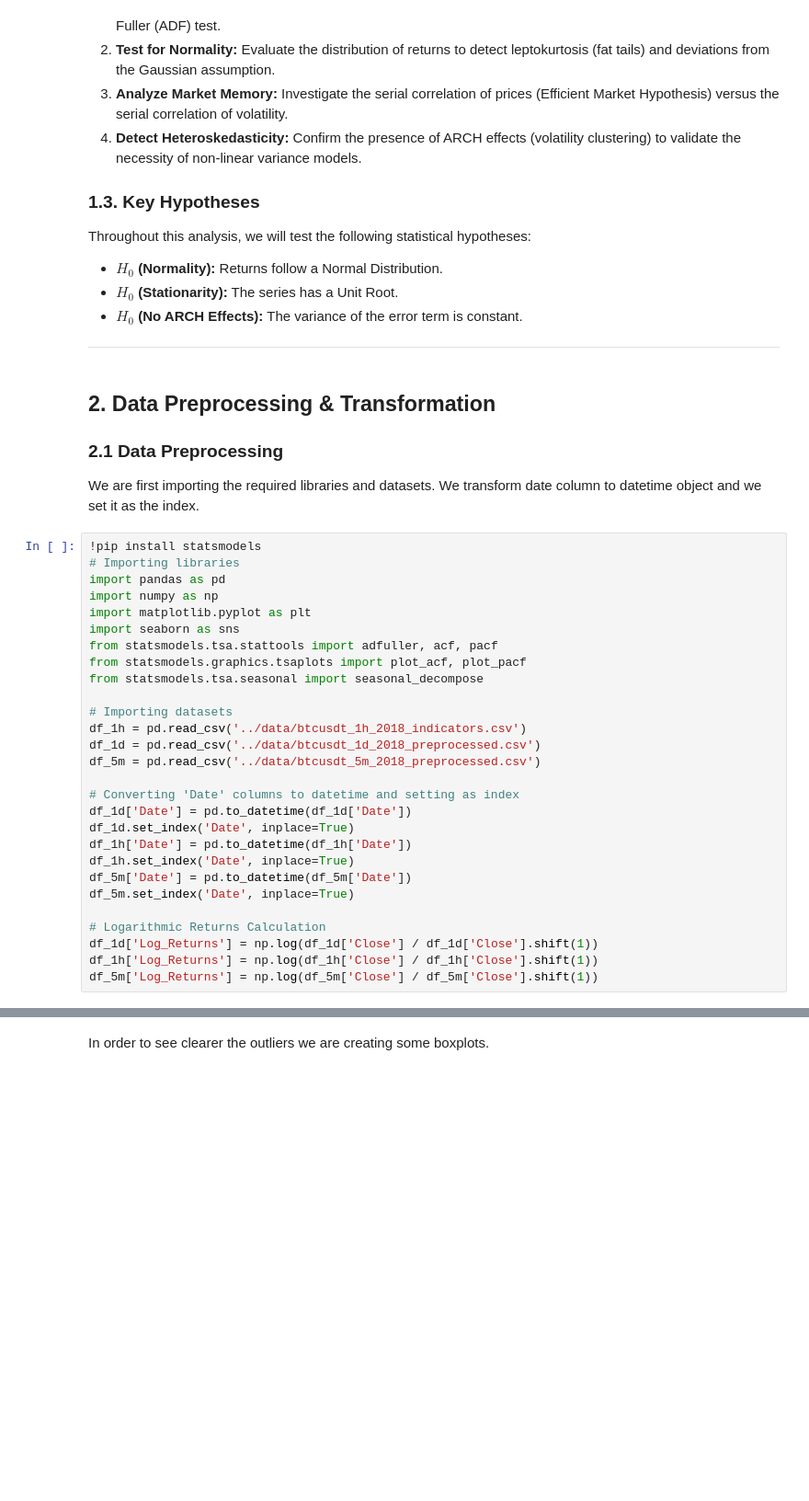
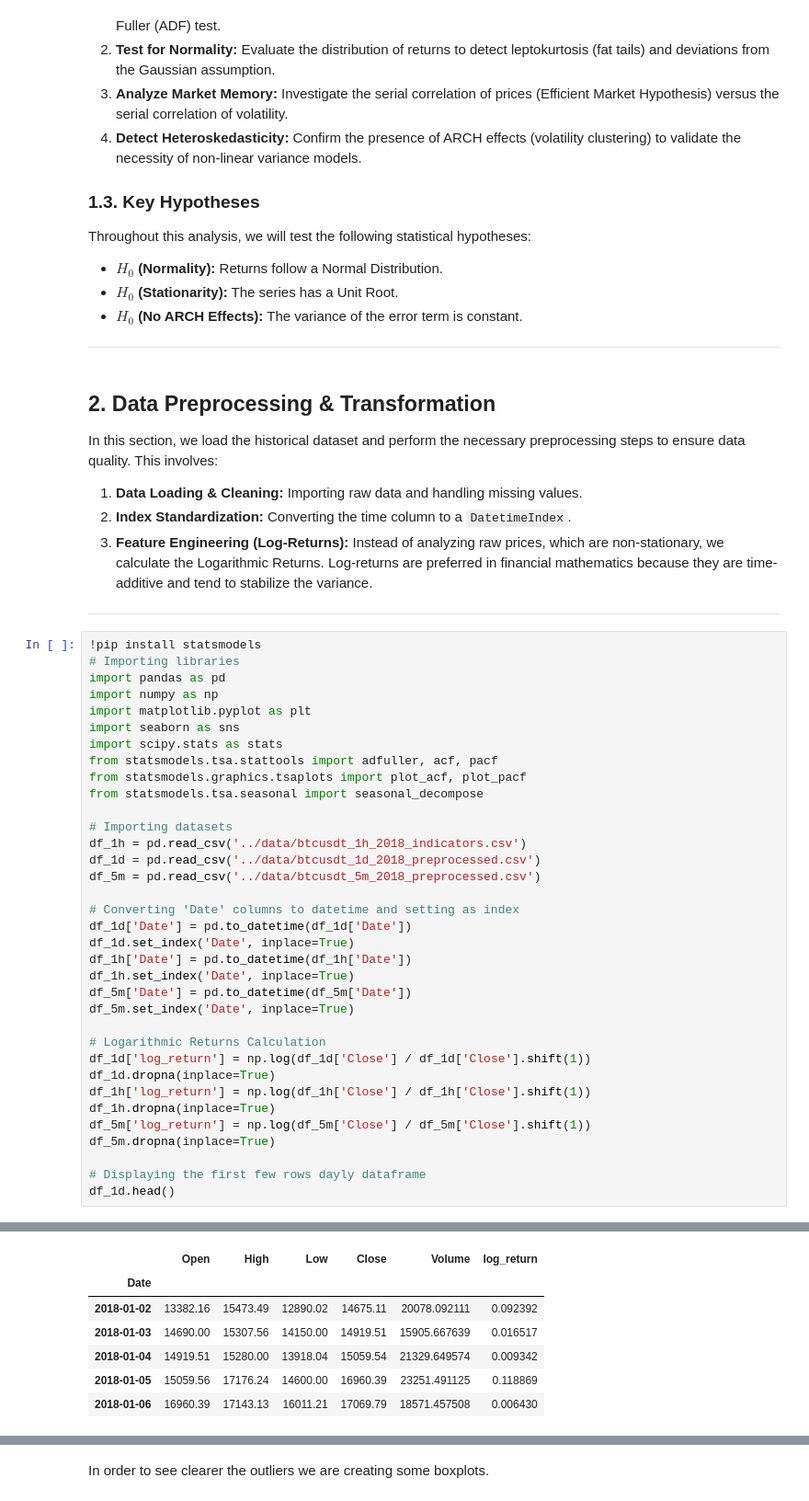
Before and after one commit to MartinCampillo-AT/Project-AT, a Jupyter notebook: notebooks/04_EDA_1.ipynb, the cells around one changed output, grey strips where cells are left out. Shown at 92% size. Saved outputs shown, nothing was run; the diff lists cells and outputs as text; blank space fills up the shorter version.

```diff
--- a/notebooks/04_EDA_1.ipynb
+++ b/notebooks/04_EDA_1.ipynb
@@ -76,9 +76,14 @@ Throughout this analysis, we will test the following statistical hypotheses:
 <a id="2"></a>
 ## 2. Data Preprocessing & Transformation
 
+In this section, we load the historical dataset and perform the necessary preprocessing steps to ensure data quality. This involves:
 
-### 2.1 Data Preprocessing
-We are first importing the required libraries and datasets. We transform date column to datetime object and we set it as the index.
+1.  **Data Loading & Cleaning:** Importing raw data and handling missing values.
+2.  **Index Standardization:** Converting the time column to a `DatetimeIndex`.
+3.  **Feature Engineering (Log-Returns):**
+    Instead of analyzing raw prices, which are non-stationary, we calculate the Logarithmic Returns. Log-returns are preferred in financial mathematics because they are time-additive and tend to stabilize the variance.
+
+---
 # %%
 !pip install statsmodels
 # Importing libraries
@@ -86,6 +91,7 @@ import pandas as pd
 import numpy as np
 import matplotlib.pyplot as plt
 import seaborn as sns
+import scipy.stats as stats
 from statsmodels.tsa.stattools import adfuller, acf, pacf
 from statsmodels.graphics.tsaplots import plot_acf, plot_pacf
 from statsmodels.tsa.seasonal import seasonal_decompose
@@ -104,7 +110,13 @@ df_5m['Date'] = pd.to_datetime(df_5m['Date'])
 df_5m.set_index('Date', inplace=True)
 
 # Logarithmic Returns Calculation
-df_1d['Log_Returns'] = np.log(df_1d['Close'] / df_1d['Close'].shift(1))
-df_1h['Log_Returns'] = np.log(df_1h['Close'] / df_1h['Close'].shift(1))
-df_5m['Log_Returns'] = np.log(df_5m['Close'] / df_5m['Close'].shift(1))
+df_1d['log_return'] = np.log(df_1d['Close'] / df_1d['Close'].shift(1))
+df_1d.dropna(inplace=True)
+df_1h['log_return'] = np.log(df_1h['Close'] / df_1h['Close'].shift(1))
+df_1h.dropna(inplace=True)
+df_5m['log_return'] = np.log(df_5m['Close'] / df_5m['Close'].shift(1))
+df_5m.dropna(inplace=True)
+
+# Displaying the first few rows dayly dataframe
+df_1d.head()
 # %% [output]
@@ -113,10 +123,17 @@ Requirement already satisfied: numpy<2.5,>=1.23.5 in /opt/anaconda3/envs/trading
 Requirement already satisfied: statsmodels in /opt/anaconda3/envs/trading/lib/python3.10/site-packages (0.14.5)
 Requirement already satisfied: numpy<3,>=1.22.3 in /opt/anaconda3/envs/trading/lib/python3.10/site-packages (from statsmodels) (2.0.1)
 Requirement already satisfied: scipy!=1.9.2,>=1.8 in /opt/anaconda3/envs/trading/lib/python3.10/site-packages (from statsmodels) (1.15.3)
 Requirement already satisfied: pandas!=2.1.0,>=1.4 in /opt/anaconda3/envs/trading/lib/python3.10/site-packages (from statsmodels) (2.3.1)
 Requirement already satisfied: patsy>=0.5.6 in /opt/anaconda3/envs/trading/lib/python3.10/site-packages (from statsmodels) (1.0.2)
 Requirement already satisfied: packaging>=21.3 in /opt/anaconda3/envs/trading/lib/python3.10/site-packages (from statsmodels) (25.0)
 Requirement already satisfied: python-dateutil>=2.8.2 in /opt/anaconda3/envs/trading/lib/python3.10/site-packages (from pandas!=2.1.0,>=1.4->statsmodels) (2.9.0.post0)
 Requirement already satisfied: pytz>=2020.1 in /opt/anaconda3/envs/trading/lib/python3.10/site-packages (from pandas!=2.1.0,>=1.4->statsmodels) (2025.2)
 Requirement already satisfied: tzdata>=2022.7 in /opt/anaconda3/envs/trading/lib/python3.10/site-packages (from pandas!=2.1.0,>=1.4->statsmodels) (2025.2)
 Requirement already satisfied: six>=1.5 in /opt/anaconda3/envs/trading/lib/python3.10/site-packages (from python-dateutil>=2.8.2->pandas!=2.1.0,>=1.4->statsmodels) (1.17.0)
+|  | Open | High | Low | Close | Volume | log_return |
+| Date |  |  |  |  |  |  |
+| 2018-01-02 | 13382.16 | 15473.49 | 12890.02 | 14675.11 | 20078.092111 | 0.092392 |
+| 2018-01-03 | 14690.00 | 15307.56 | 14150.00 | 14919.51 | 15905.667639 | 0.016517 |
+| 2018-01-04 | 14919.51 | 15280.00 | 13918.04 | 15059.54 | 21329.649574 | 0.009342 |
+| 2018-01-05 | 15059.56 | 17176.24 | 14600.00 | 16960.39 | 23251.491125 | 0.118869 |
+| 2018-01-06 | 16960.39 | 17143.13 | 16011.21 | 17069.79 | 18571.457508 | 0.006430 |
```
Also changed, not shown: parts of 6 cells of this notebook.
